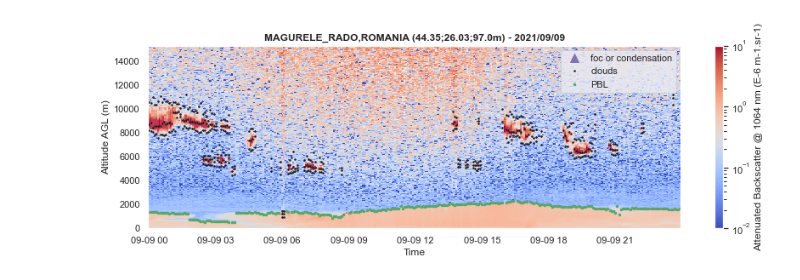
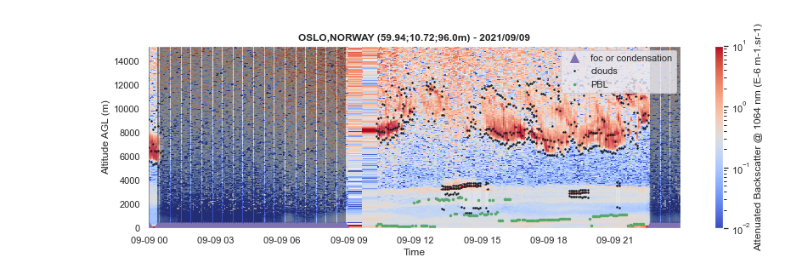
Before and after one commit to AugustinMortier/a-profiles, a Jupyter notebook: dev.ipynb, the cells around one changed output. Drawn from its saved outputs; the diff is of its cells as text; code cells hidden in the pictures.

```diff
--- a/dev.ipynb
+++ b/dev.ipynb
@@ -13,19 +13,20 @@ import xarray as xr
 # %%
 path = "examples/data/E-PROFILE/L2_0-20000-001492_A20210909.nc"
 path = "data/e-profile/2021/09/09/L2_0-20008-0INO_B20210909.nc"
+path = "data/e-profile/2021/09/09/L2_0-20000-001492_A20210909.nc"
 
 apro_reader = apro.reader.ReadProfiles(path)
 profiles = apro_reader.read()
 
 # extrapolation lowest layers
 profiles.extrapolate_below(z=150, inplace=True)
 
 # detection
 profiles.foc(zmin_cloud=200)
 profiles.clouds(zmin=300, thr_noise=5, thr_clouds=4, verbose=True)
 profiles.pbl(zmin=200, zmax=3000, under_clouds=False, min_snr=1., verbose=True)
 
 # plot image
 profiles.plot(zref='agl', show_foc=True, show_clouds=True, show_pbl=True, log=True, vmin=1e-2, vmax=1e1)
 # %% [output]
-[figure, old version]
+[figure, new version]
```
Also changed, not shown: parts of 10 cells of this notebook, 4 other files.
